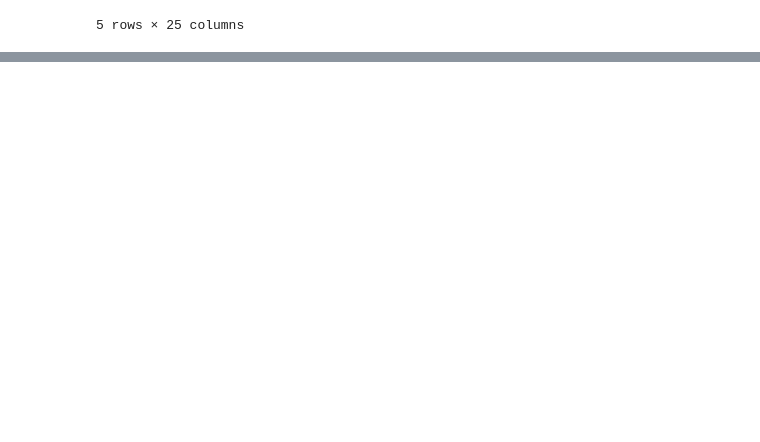
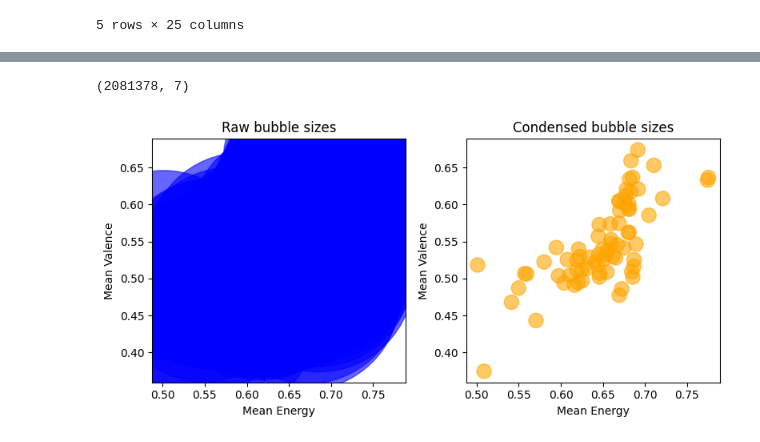
Before and after one commit to Pranjal-ganvir12/spotify-virality-project, a Jupyter notebook: notebooks/01_country_mood_map.ipynb, the cells around one changed output, grey strips where cells are left out. Drawn from its saved outputs; the diff is of its cells as text; code cells hidden in the pictures; blank space fills up the shorter version.

Commit message:
Added a graph comparison between raw and condensed data

```diff
--- a/notebooks/01_country_mood_map.ipynb
+++ b/notebooks/01_country_mood_map.ipynb
@@ -52,0 +87,35 @@ df
+# %%
+agg = (df.groupby("country").agg(
+mean_valence = ("valence" , "mean"),
+    mean_energy = ("energy" , "mean"),
+    mean_danceability = ("danceability" , "mean"),
+    num_of_tracks = ("name", 'count')
+).reset_index())
+
+agg = agg[agg["num_of_tracks"] >= 500]
+df.shape
+# %% [output]
+(2081378, 7)
+# %%
+
+s_raw = agg["num_of_tracks"]
+s_condensed = np.sqrt(agg["num_of_tracks"]) * 1 #formula used to compress or else draws a monster
+
+fig, axes = plt.subplots(1, 2, figsize=(8,4))
+
+axes[0].scatter(agg["mean_energy"], agg["mean_valence"], s=s_raw, color="blue", alpha=0.6)
+axes[0].set_title("Raw bubble sizes")
+axes[0].set_xlabel("Mean Energy")
+axes[0].set_ylabel("Mean Valence")
+
+
+axes[1].scatter(agg["mean_energy"], agg["mean_valence"], s=s_condensed, color="orange", alpha=0.6)
+axes[1].set_title("Condensed bubble sizes")
+axes[1].set_xlabel("Mean Energy")
+axes[1].set_ylabel("Mean Valence")
+
+plt.tight_layout()
+plt.savefig("/Users/pranjalganvir/Documents/GitHub/spotify-virality-project/visuals/graph.png")
+plt.show()
+# %% [output]
+[figure, added]
```
Also changed, not shown: parts of 3 cells of this notebook, 1 other file.
